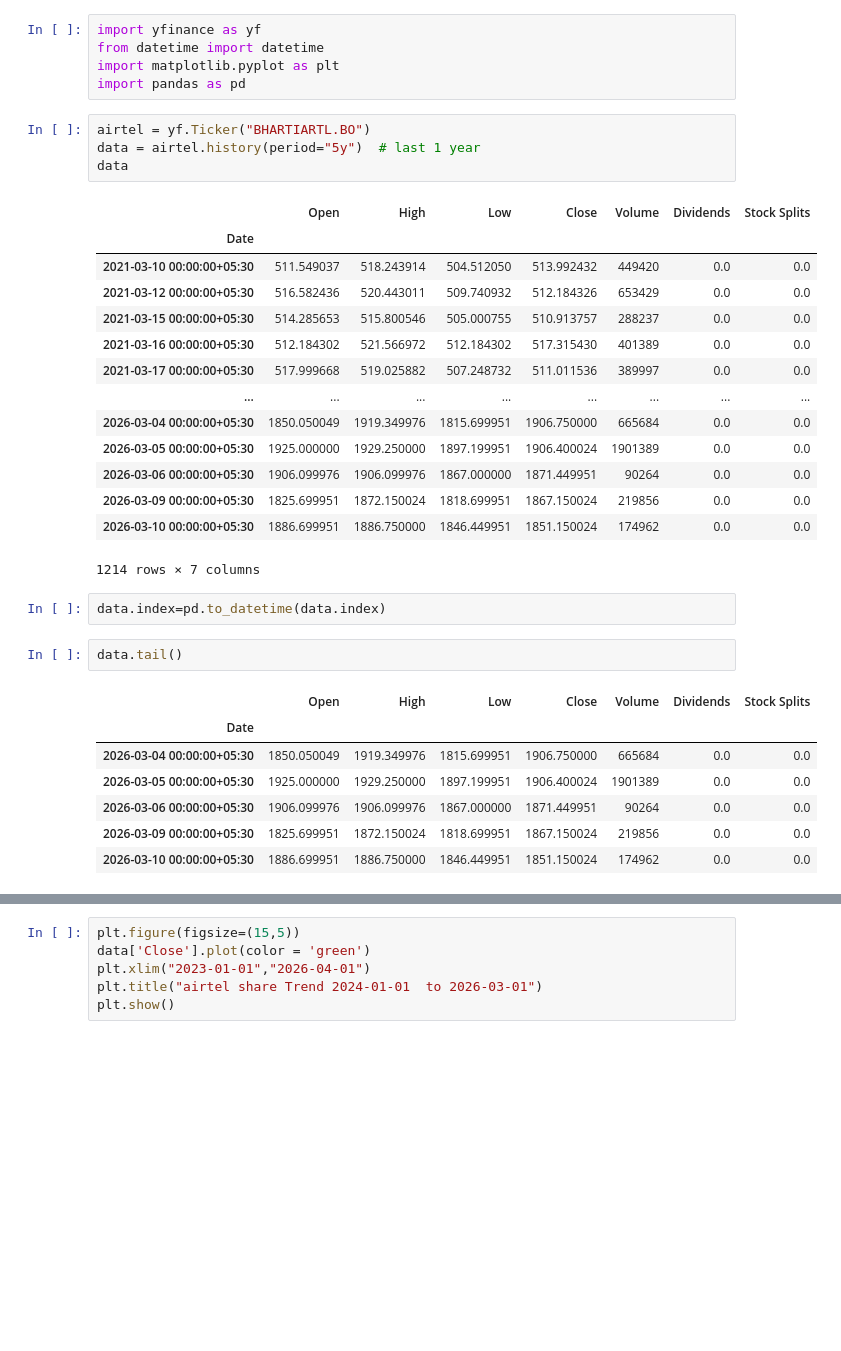
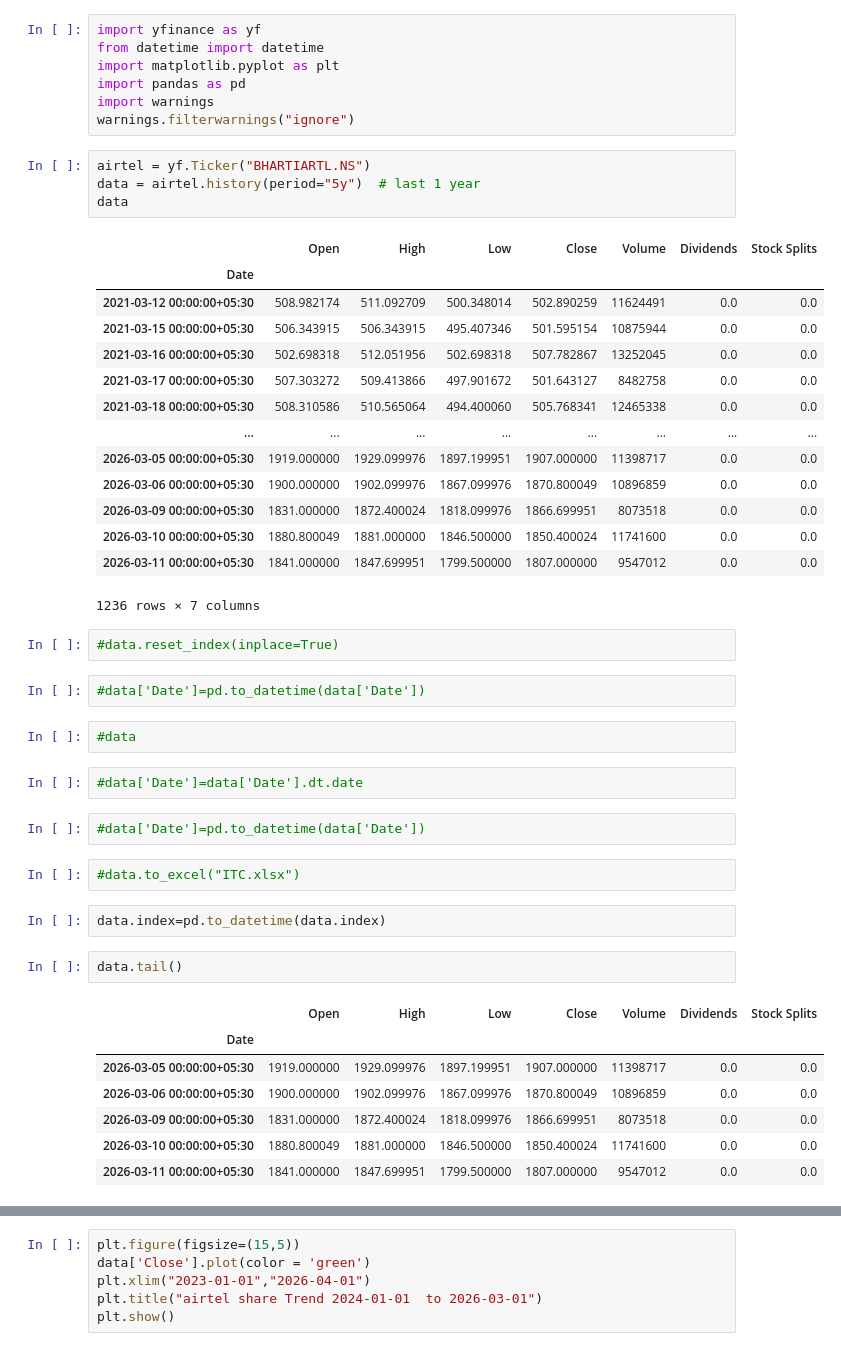
Before and after one commit to AshwinRaj-U/Python-Code-Practice, a Jupyter notebook: Untitled.ipynb, the cells around one changed output, grey strips where cells are left out. Cells and saved outputs as stored; diff of their text form; blank space fills up the shorter version.

```diff
--- a/Untitled.ipynb
+++ b/Untitled.ipynb
@@ -3,25 +3,39 @@ import yfinance as yf
 from datetime import datetime
 import matplotlib.pyplot as plt
 import pandas as pd
+import warnings
+warnings.filterwarnings("ignore")
 # %%
-airtel = yf.Ticker("BHARTIARTL.BO")
+airtel = yf.Ticker("BHARTIARTL.NS")
 data = airtel.history(period="5y")  # last 1 year
 data
 # %% [output]
 |  | Open | High | Low | Close | Volume | Dividends | Stock Splits |
 | Date |  |  |  |  |  |  |  |
-| 2021-03-10 00:00:00+05:30 | 511.549037 | 518.243914 | 504.512050 | 513.992432 | 449420 | 0.0 | 0.0 |
-| 2021-03-12 00:00:00+05:30 | 516.582436 | 520.443011 | 509.740932 | 512.184326 | 653429 | 0.0 | 0.0 |
-| 2021-03-15 00:00:00+05:30 | 514.285653 | 515.800546 | 505.000755 | 510.913757 | 288237 | 0.0 | 0.0 |
-| 2021-03-16 00:00:00+05:30 | 512.184302 | 521.566972 | 512.184302 | 517.315430 | 401389 | 0.0 | 0.0 |
-| 2021-03-17 00:00:00+05:30 | 517.999668 | 519.025882 | 507.248732 | 511.011536 | 389997 | 0.0 | 0.0 |
+| 2021-03-12 00:00:00+05:30 | 508.982174 | 511.092709 | 500.348014 | 502.890259 | 11624491 | 0.0 | 0.0 |
+| 2021-03-15 00:00:00+05:30 | 506.343915 | 506.343915 | 495.407346 | 501.595154 | 10875944 | 0.0 | 0.0 |
+| 2021-03-16 00:00:00+05:30 | 502.698318 | 512.051956 | 502.698318 | 507.782867 | 13252045 | 0.0 | 0.0 |
+| 2021-03-17 00:00:00+05:30 | 507.303272 | 509.413866 | 497.901672 | 501.643127 | 8482758 | 0.0 | 0.0 |
+| 2021-03-18 00:00:00+05:30 | 508.310586 | 510.565064 | 494.400060 | 505.768341 | 12465338 | 0.0 | 0.0 |
 | ... | ... | ... | ... | ... | ... | ... | ... |
-| 2026-03-04 00:00:00+05:30 | 1850.050049 | 1919.349976 | 1815.699951 | 1906.750000 | 665684 | 0.0 | 0.0 |
-| 2026-03-05 00:00:00+05:30 | 1925.000000 | 1929.250000 | 1897.199951 | 1906.400024 | 1901389 | 0.0 | 0.0 |
-| 2026-03-06 00:00:00+05:30 | 1906.099976 | 1906.099976 | 1867.000000 | 1871.449951 | 90264 | 0.0 | 0.0 |
-| 2026-03-09 00:00:00+05:30 | 1825.699951 | 1872.150024 | 1818.699951 | 1867.150024 | 219856 | 0.0 | 0.0 |
-| 2026-03-10 00:00:00+05:30 | 1886.699951 | 1886.750000 | 1846.449951 | 1851.150024 | 174962 | 0.0 | 0.0 |
+| 2026-03-05 00:00:00+05:30 | 1919.000000 | 1929.099976 | 1897.199951 | 1907.000000 | 11398717 | 0.0 | 0.0 |
+| 2026-03-06 00:00:00+05:30 | 1900.000000 | 1902.099976 | 1867.099976 | 1870.800049 | 10896859 | 0.0 | 0.0 |
+| 2026-03-09 00:00:00+05:30 | 1831.000000 | 1872.400024 | 1818.099976 | 1866.699951 | 8073518 | 0.0 | 0.0 |
+| 2026-03-10 00:00:00+05:30 | 1880.800049 | 1881.000000 | 1846.500000 | 1850.400024 | 11741600 | 0.0 | 0.0 |
+| 2026-03-11 00:00:00+05:30 | 1841.000000 | 1847.699951 | 1799.500000 | 1807.000000 | 9547012 | 0.0 | 0.0 |
-1214 rows × 7 columns
+1236 rows × 7 columns
+# %%
+#data.reset_index(inplace=True)
+# %%
+#data['Date']=pd.to_datetime(data['Date'])
+# %%
+#data
+# %%
+#data['Date']=data['Date'].dt.date
+# %%
+#data['Date']=pd.to_datetime(data['Date'])
+# %%
+#data.to_excel("ITC.xlsx")
 # %%
 data.index=pd.to_datetime(data.index)
 # %%
@@ -29,11 +43,11 @@ data.tail()
 # %% [output]
 |  | Open | High | Low | Close | Volume | Dividends | Stock Splits |
 | Date |  |  |  |  |  |  |  |
-| 2026-03-04 00:00:00+05:30 | 1850.050049 | 1919.349976 | 1815.699951 | 1906.750000 | 665684 | 0.0 | 0.0 |
-| 2026-03-05 00:00:00+05:30 | 1925.000000 | 1929.250000 | 1897.199951 | 1906.400024 | 1901389 | 0.0 | 0.0 |
-| 2026-03-06 00:00:00+05:30 | 1906.099976 | 1906.099976 | 1867.000000 | 1871.449951 | 90264 | 0.0 | 0.0 |
-| 2026-03-09 00:00:00+05:30 | 1825.699951 | 1872.150024 | 1818.699951 | 1867.150024 | 219856 | 0.0 | 0.0 |
-| 2026-03-10 00:00:00+05:30 | 1886.699951 | 1886.750000 | 1846.449951 | 1851.150024 | 174962 | 0.0 | 0.0 |
+| 2026-03-05 00:00:00+05:30 | 1919.000000 | 1929.099976 | 1897.199951 | 1907.000000 | 11398717 | 0.0 | 0.0 |
+| 2026-03-06 00:00:00+05:30 | 1900.000000 | 1902.099976 | 1867.099976 | 1870.800049 | 10896859 | 0.0 | 0.0 |
+| 2026-03-09 00:00:00+05:30 | 1831.000000 | 1872.400024 | 1818.099976 | 1866.699951 | 8073518 | 0.0 | 0.0 |
+| 2026-03-10 00:00:00+05:30 | 1880.800049 | 1881.000000 | 1846.500000 | 1850.400024 | 11741600 | 0.0 | 0.0 |
+| 2026-03-11 00:00:00+05:30 | 1841.000000 | 1847.699951 | 1799.500000 | 1807.000000 | 9547012 | 0.0 | 0.0 |
 # %%
 plt.figure(figsize=(15,5))
 data['Close'].plot()
```
Also changed, not shown: parts of 2 cells of this notebook.
